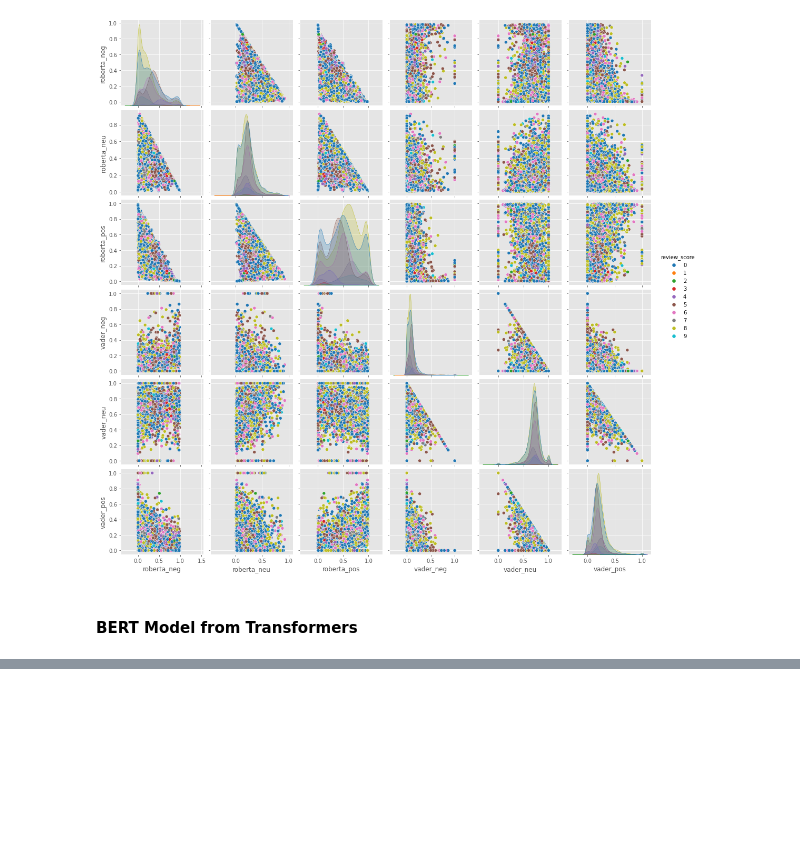
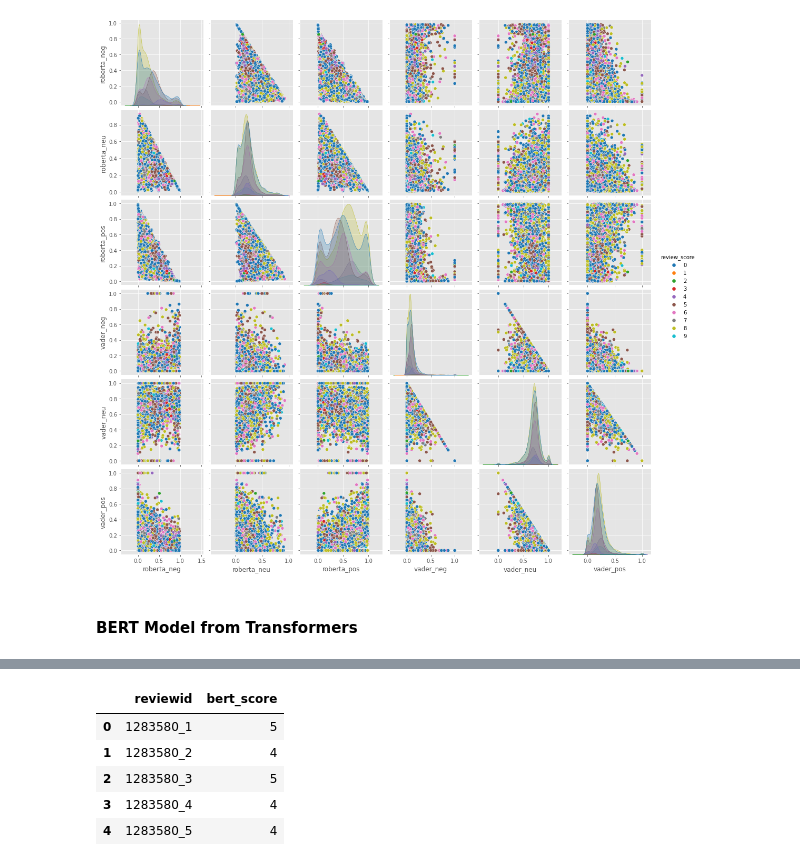
Before and after one commit to EdwinVIII/dataknights_project, a Jupyter notebook: Sentiment Analysis.ipynb, the cells around one changed output, grey strips where cells are left out. Drawn from its saved outputs; the diff is of its cells as text; code cells hidden in the pictures; blank space fills up the shorter version.

```diff
--- a/Sentiment Analysis.ipynb
+++ b/Sentiment Analysis.ipynb
@@ -578,5 +571,13 @@ if counter >0 :
 # %%
-df_bert_polarity = pd.DataFrame(dict_bert).T
-df_bert_polarity = df_bert_polarity.reset_index().rename(columns={'index': 'reviewid'})
+df_bert_polarity = pd.DataFrame(columns=['reviewid', 'bert_score'])
+df_bert_polarity['reviewid'] = list(dict_bert.keys())
+df_bert_polarity['bert_score'] = list(dict_bert.values())
 df_GameReviews = df_GameReviews.merge(df_bert_polarity, how='left', on = 'reviewid')
 df_bert_polarity.head()
+# %% [output]
+|  | reviewid | bert_score |
+| 0 | 1283580_1 | 5 |
+| 1 | 1283580_2 | 4 |
+| 2 | 1283580_3 | 5 |
+| 3 | 1283580_4 | 4 |
+| 4 | 1283580_5 | 4 |
```
Also changed, not shown: parts of 8 cells of this notebook.
